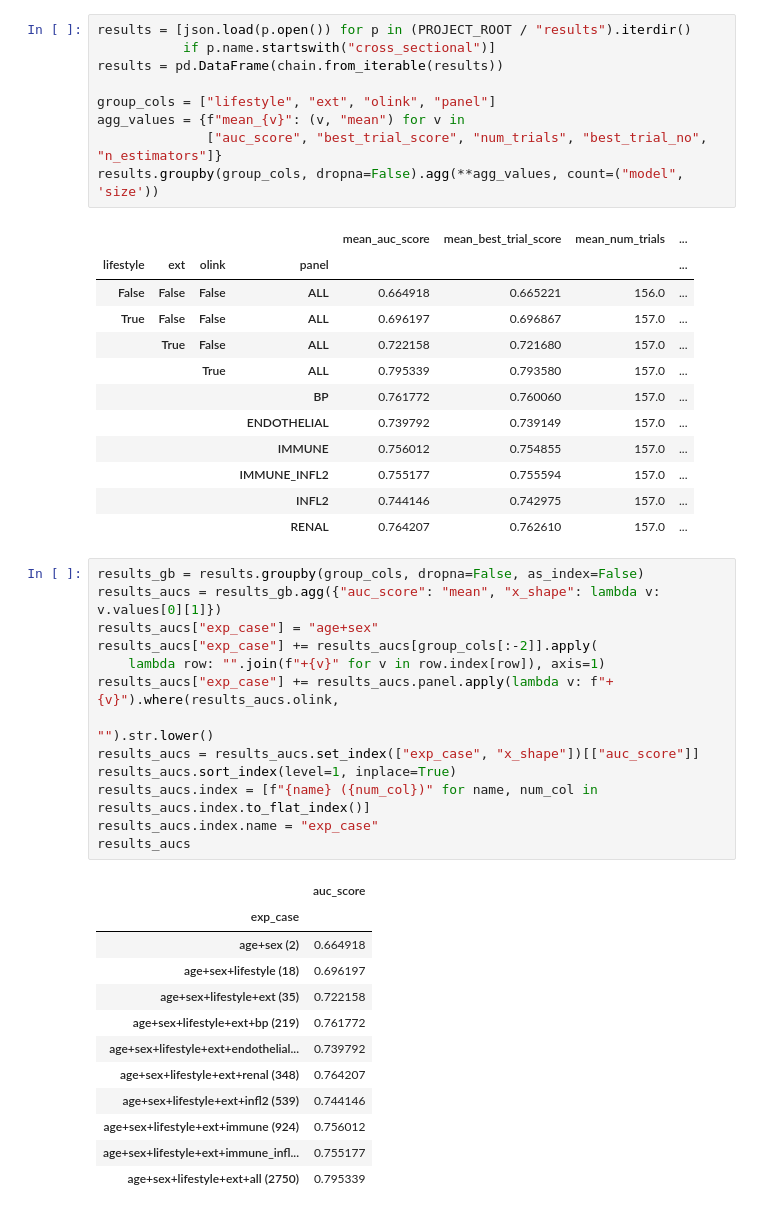
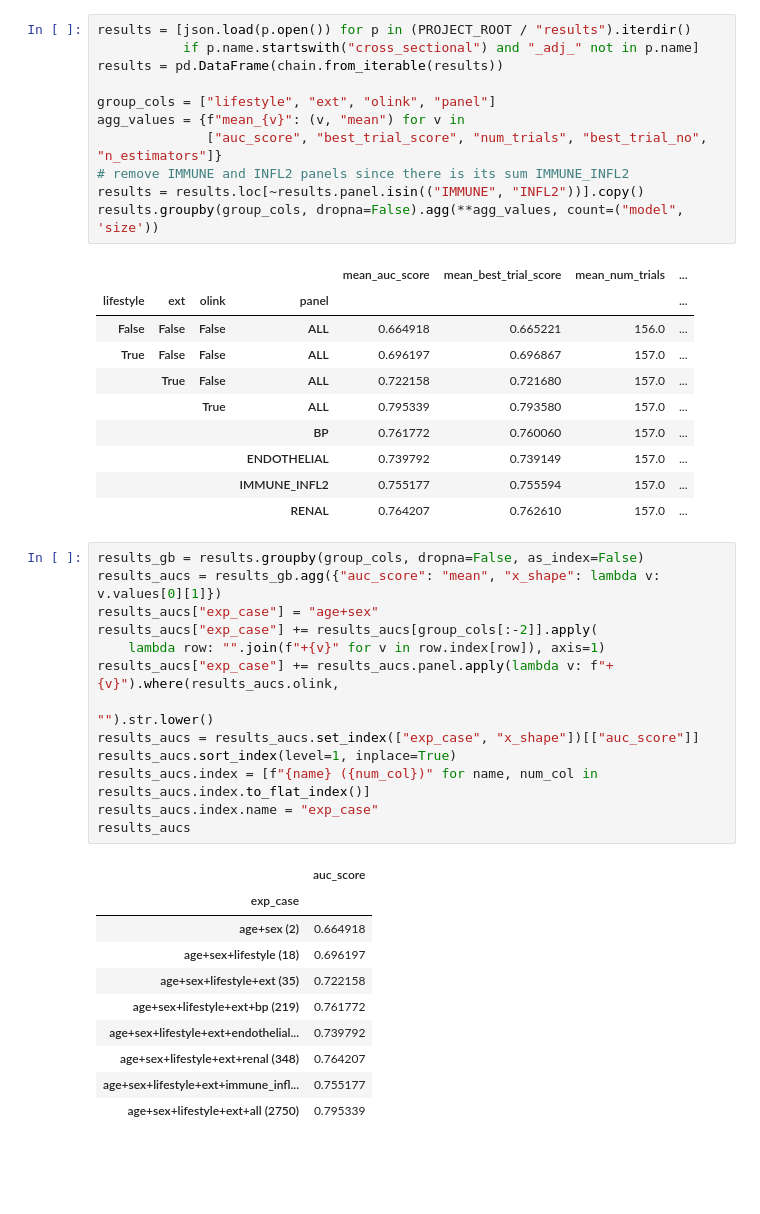
Before and after one commit to ipolharvard/biobank_olink, a Jupyter notebook: notebooks/exp_cross_sectional.ipynb, the cells around one changed output. Saved outputs shown, nothing was run; the diff lists cells and outputs as text; blank space fills up the shorter version.

```diff
--- a/notebooks/exp_cross_sectional.ipynb
+++ b/notebooks/exp_cross_sectional.ipynb
@@ -18,24 +15,24 @@ The autoreload extension is already loaded. To reload it, use:
 # %%
 results = [json.load(p.open()) for p in (PROJECT_ROOT / "results").iterdir()
-           if p.name.startswith("cross_sectional")]
+           if p.name.startswith("cross_sectional") and "_adj_" not in p.name]
 results = pd.DataFrame(chain.from_iterable(results))
 
 group_cols = ["lifestyle", "ext", "olink", "panel"]
 agg_values = {f"mean_{v}": (v, "mean") for v in
               ["auc_score", "best_trial_score", "num_trials", "best_trial_no", "n_estimators"]}
+# remove IMMUNE and INFL2 panels since there is its sum IMMUNE_INFL2
+results = results.loc[~results.panel.isin(("IMMUNE", "INFL2"))].copy()
 results.groupby(group_cols, dropna=False).agg(**agg_values, count=("model", 'size'))
 # %% [output]
 |  |  |  |  | mean_auc_score | mean_best_trial_score | mean_num_trials | ... |
 | lifestyle | ext | olink | panel |  |  |  | ... |
 | False | False | False | ALL | 0.664918 | 0.665221 | 156.0 | ... |
 | True | False | False | ALL | 0.696197 | 0.696867 | 157.0 | ... |
 |  | True | False | ALL | 0.722158 | 0.721680 | 157.0 | ... |
 |  |  | True | ALL | 0.795339 | 0.793580 | 157.0 | ... |
 |  |  |  | BP | 0.761772 | 0.760060 | 157.0 | ... |
 |  |  |  | ENDOTHELIAL | 0.739792 | 0.739149 | 157.0 | ... |
-|  |  |  | IMMUNE | 0.756012 | 0.754855 | 157.0 | ... |
 |  |  |  | IMMUNE_INFL2 | 0.755177 | 0.755594 | 157.0 | ... |
-|  |  |  | INFL2 | 0.744146 | 0.742975 | 157.0 | ... |
 |  |  |  | RENAL | 0.764207 | 0.762610 | 157.0 | ... |
 # %%
 results_gb = results.groupby(group_cols, dropna=False, as_index=False)
@@ -59,8 +56,6 @@ results_aucs
 | age+sex+lifestyle+ext+bp (219) | 0.761772 |
 | age+sex+lifestyle+ext+endothelial... | 0.739792 |
 | age+sex+lifestyle+ext+renal (348) | 0.764207 |
-| age+sex+lifestyle+ext+infl2 (539) | 0.744146 |
-| age+sex+lifestyle+ext+immune (924) | 0.756012 |
 | age+sex+lifestyle+ext+immune_infl... | 0.755177 |
 | age+sex+lifestyle+ext+all (2750) | 0.795339 |
 # %%
```
Also changed, not shown: parts of 4 cells of this notebook, 1 other file.
